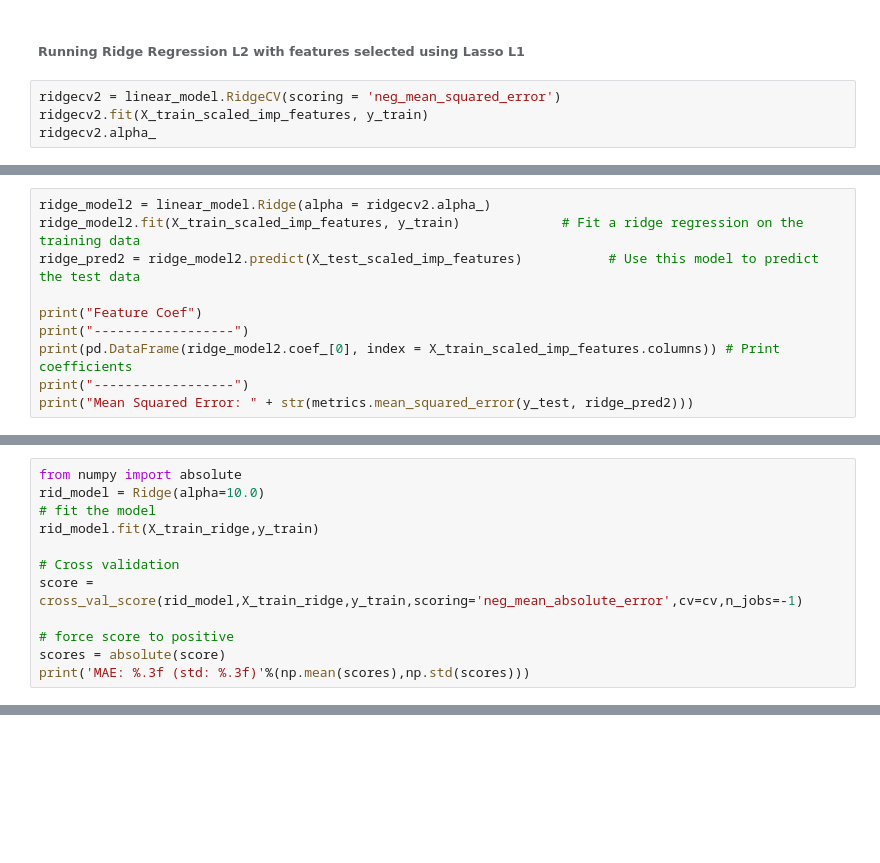
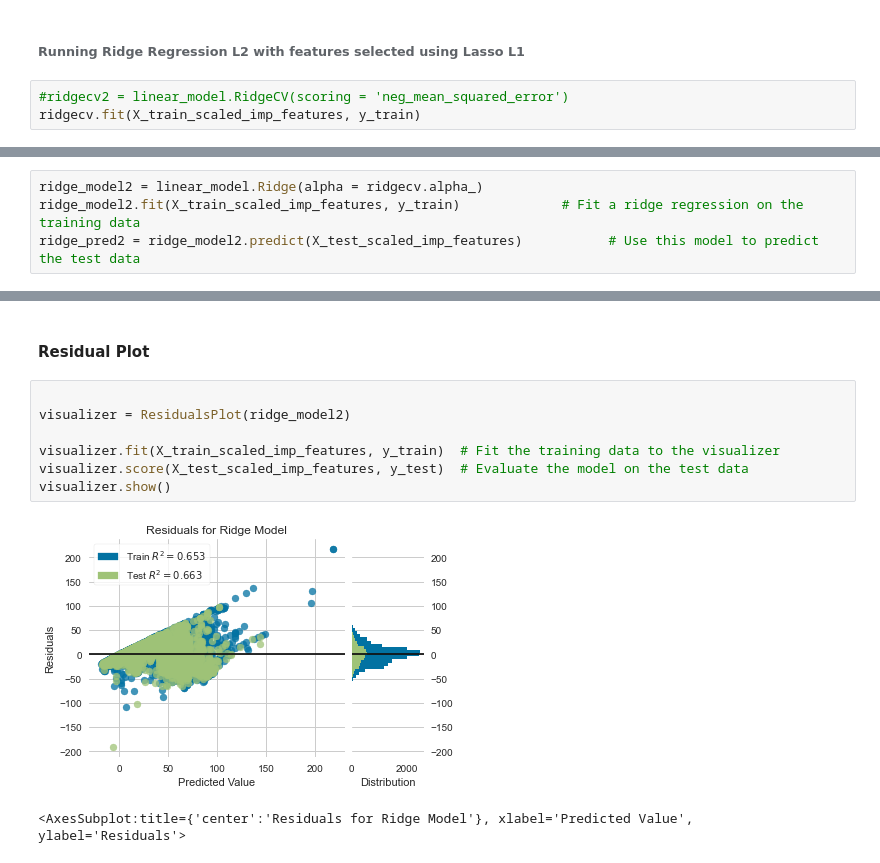
Before and after one commit to rajeshsk/QTW, a Jupyter notebook: CaseStudy1/final report/CaseStudy1 - Linear Regression.ipynb, the cells around one changed output, grey strips where cells are left out. Cells and saved outputs as stored; diff of their text form; blank space fills up the shorter version.

```diff
--- a/CaseStudy1/final report/CaseStudy1 - Linear Regression.ipynb
+++ b/CaseStudy1/final report/CaseStudy1 - Linear Regression.ipynb
@@ -614,7 +628,6 @@ Mean Squared Error: 337.22413712484496
 # %% [markdown]
 ###### Running Ridge Regression L2 with features selected using Lasso L1
 # %%
-ridgecv2 = linear_model.RidgeCV(scoring = 'neg_mean_squared_error')
-ridgecv2.fit(X_train_scaled_imp_features, y_train)
-ridgecv2.alpha_
+#ridgecv2 = linear_model.RidgeCV(scoring = 'neg_mean_squared_error')
+ridgecv.fit(X_train_scaled_imp_features, y_train)
 # %% [output]
@@ -622,10 +641,4 @@ ridgecv2.alpha_
 # %%
-ridge_model2 = linear_model.Ridge(alpha = ridgecv2.alpha_)
+ridge_model2 = linear_model.Ridge(alpha = ridgecv.alpha_)
 ridge_model2.fit(X_train_scaled_imp_features, y_train)             # Fit a ridge regression on the training data
 ridge_pred2 = ridge_model2.predict(X_test_scaled_imp_features)           # Use this model to predict the test data
-
-print("Feature Coef")
-print("------------------")
-print(pd.DataFrame(ridge_model2.coef_[0], index = X_train_scaled_imp_features.columns)) # Print coefficients
-print("------------------")
-print("Mean Squared Error: " + str(metrics.mean_squared_error(y_test, ridge_pred2)))
@@ -739,12 +644,0 @@ alpha_result.best_params_
-# %%
-from numpy import absolute
-rid_model = Ridge(alpha=10.0)
-# fit the model
-rid_model.fit(X_train_ridge,y_train)
-
-# Cross validation
-score = cross_val_score(rid_model,X_train_ridge,y_train,scoring='neg_mean_absolute_error',cv=cv,n_jobs=-1)
-
-# force score to positive
-scores = absolute(score)
-print('MAE: %.3f (std: %.3f)'%(np.mean(scores),np.std(scores)))
@@ -823,0 +671,12 @@ for i in range(10):
+# %% [markdown]
+#### Residual Plot
+# %%
+
+visualizer = ResidualsPlot(ridge_model2)
+
+visualizer.fit(X_train_scaled_imp_features, y_train)  # Fit the training data to the visualizer
+visualizer.score(X_test_scaled_imp_features, y_test)  # Evaluate the model on the test data
+visualizer.show()
+# %% [output]
+[figure, added]
+<AxesSubplot:title={'center':'Residuals for Ridge Model'}, xlabel='Predicted Value', ylabel='Residuals'>
```
Also changed, not shown: parts of 36 cells of this notebook.
